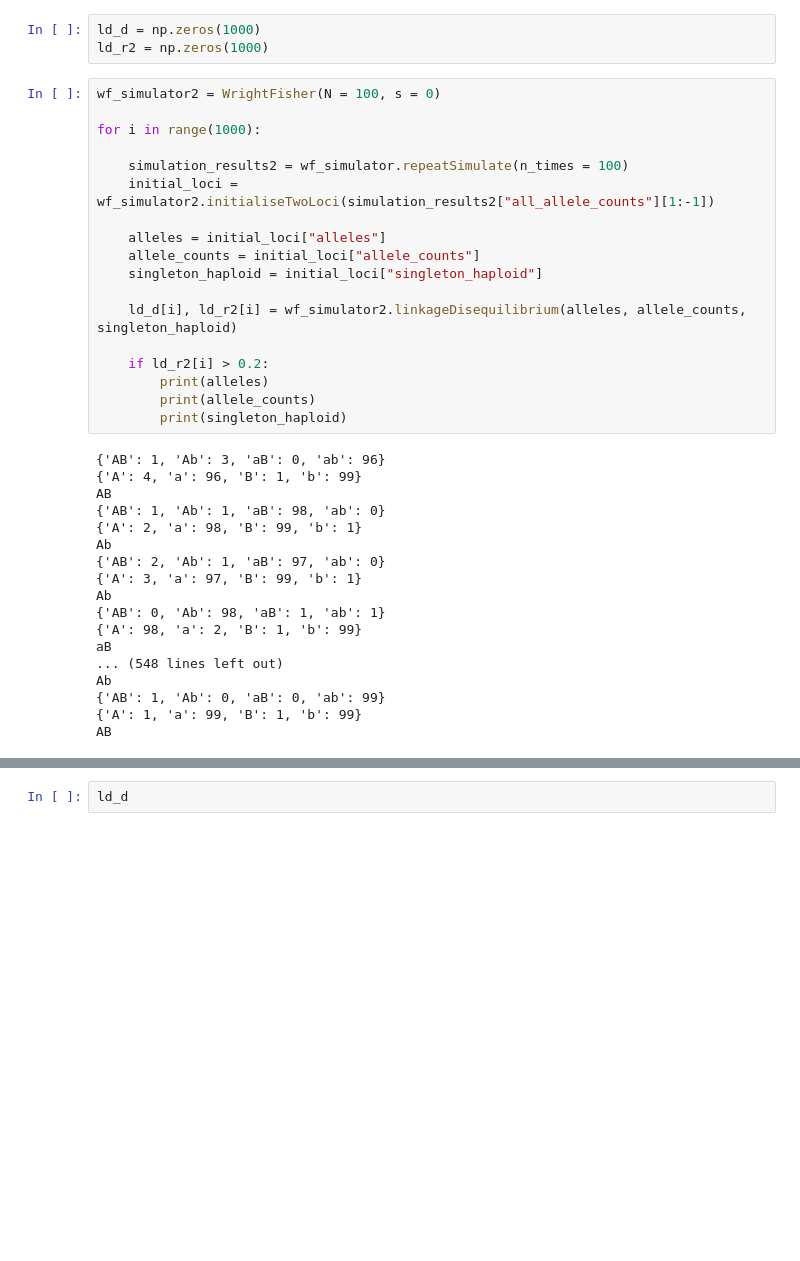
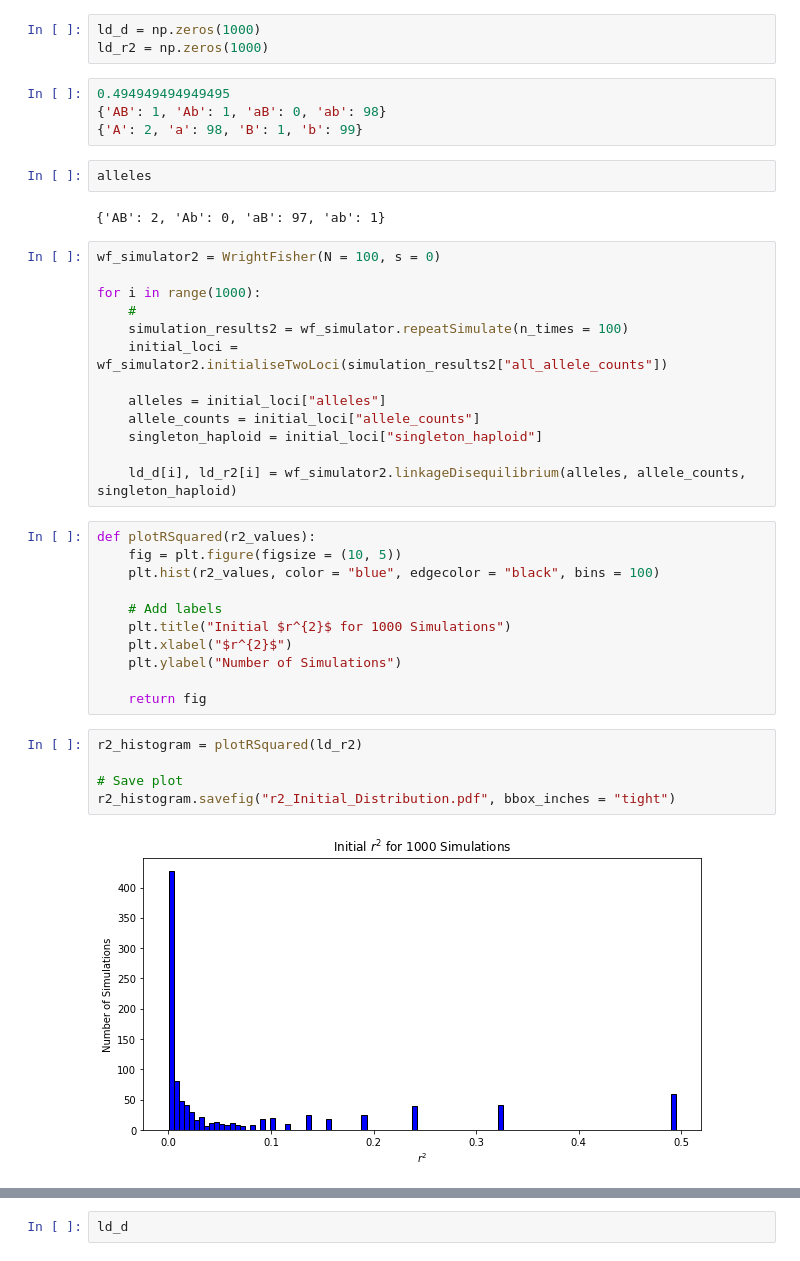
Before and after one commit to TomMakesThings/Wright-Fisher-Simulator, a Jupyter notebook: WrightFisher.ipynb, the cells around one changed output, grey strips where cells are left out. Cells and saved outputs as stored; diff of their text form; blank space fills up the shorter version.

```diff
--- a/WrightFisher.ipynb
+++ b/WrightFisher.ipynb
@@ -359,40 +368,43 @@ Average loss time of 8.731
 # %%
 ld_d = np.zeros(1000)
 ld_r2 = np.zeros(1000)
+# %%
+0.494949494949495
+{'AB': 1, 'Ab': 1, 'aB': 0, 'ab': 98}
+{'A': 2, 'a': 98, 'B': 1, 'b': 99}
+# %%
+alleles
+# %% [output]
+{'AB': 2, 'Ab': 0, 'aB': 97, 'ab': 1}
 # %%
 wf_simulator2 = WrightFisher(N = 100, s = 0)
 
 for i in range(1000):
-
+    #
     simulation_results2 = wf_simulator.repeatSimulate(n_times = 100)
-    initial_loci = wf_simulator2.initialiseTwoLoci(simulation_results2["all_allele_counts"][1:-1])
+    initial_loci = wf_simulator2.initialiseTwoLoci(simulation_results2["all_allele_counts"])
 
     alleles = initial_loci["alleles"]
     allele_counts = initial_loci["allele_counts"]
     singleton_haploid = initial_loci["singleton_haploid"]
 
     ld_d[i], ld_r2[i] = wf_simulator2.linkageDisequilibrium(alleles, allele_counts, singleton_haploid)
-
-    if ld_r2[i] > 0.2:
-        print(alleles)
-        print(allele_counts)
-        print(singleton_haploid)
-# %% [output]
-{'AB': 1, 'Ab': 3, 'aB': 0, 'ab': 96}
-{'A': 4, 'a': 96, 'B': 1, 'b': 99}
-AB
-{'AB': 1, 'Ab': 1, 'aB': 98, 'ab': 0}
-{'A': 2, 'a': 98, 'B': 99, 'b': 1}
-Ab
-{'AB': 2, 'Ab': 1, 'aB': 97, 'ab': 0}
-{'A': 3, 'a': 97, 'B': 99, 'b': 1}
-Ab
-{'AB': 0, 'Ab': 98, 'aB': 1, 'ab': 1}
-{'A': 98, 'a': 2, 'B': 1, 'b': 99}
-aB
-... (548 lines left out)
-Ab
-{'AB': 1, 'Ab': 0, 'aB': 0, 'ab': 99}
-{'A': 1, 'a': 99, 'B': 1, 'b': 99}
-AB
+# %%
+def plotRSquared(r2_values):
+    fig = plt.figure(figsize = (10, 5))
+    plt.hist(r2_values, color = "blue", edgecolor = "black", bins = 100)
+
+    # Add labels
+    plt.title("Initial $r^{2}$ for 1000 Simulations")
+    plt.xlabel("$r^{2}$")
+    plt.ylabel("Number of Simulations")
+
+    return fig
+# %%
+r2_histogram = plotRSquared(ld_r2)
+
+# Save plot
+r2_histogram.savefig("r2_Initial_Distribution.pdf", bbox_inches = "tight")
+# %% [output]
+[figure, added]
 # %%
```
Also changed, not shown: parts of 4 cells of this notebook, 5 other files.
